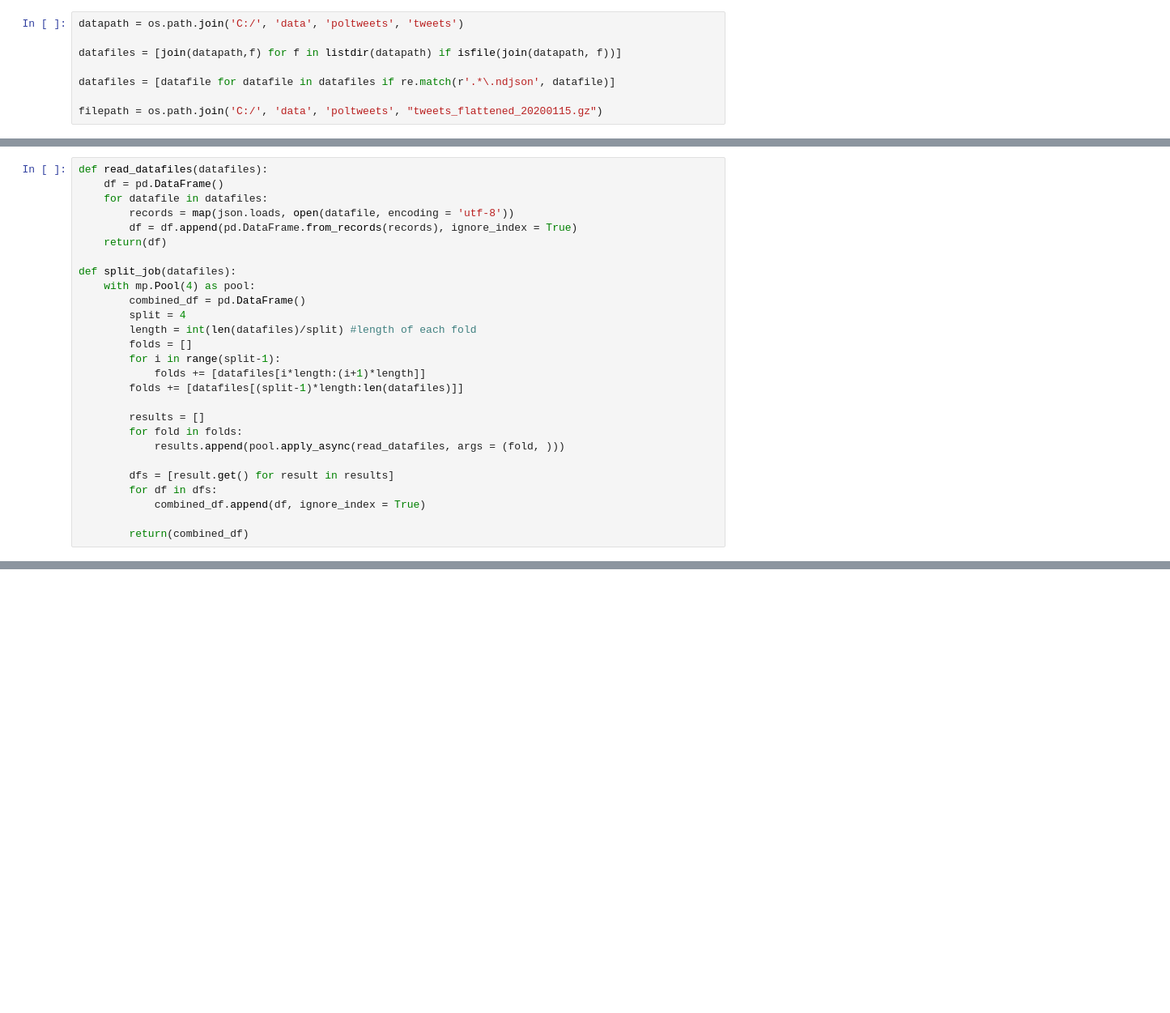
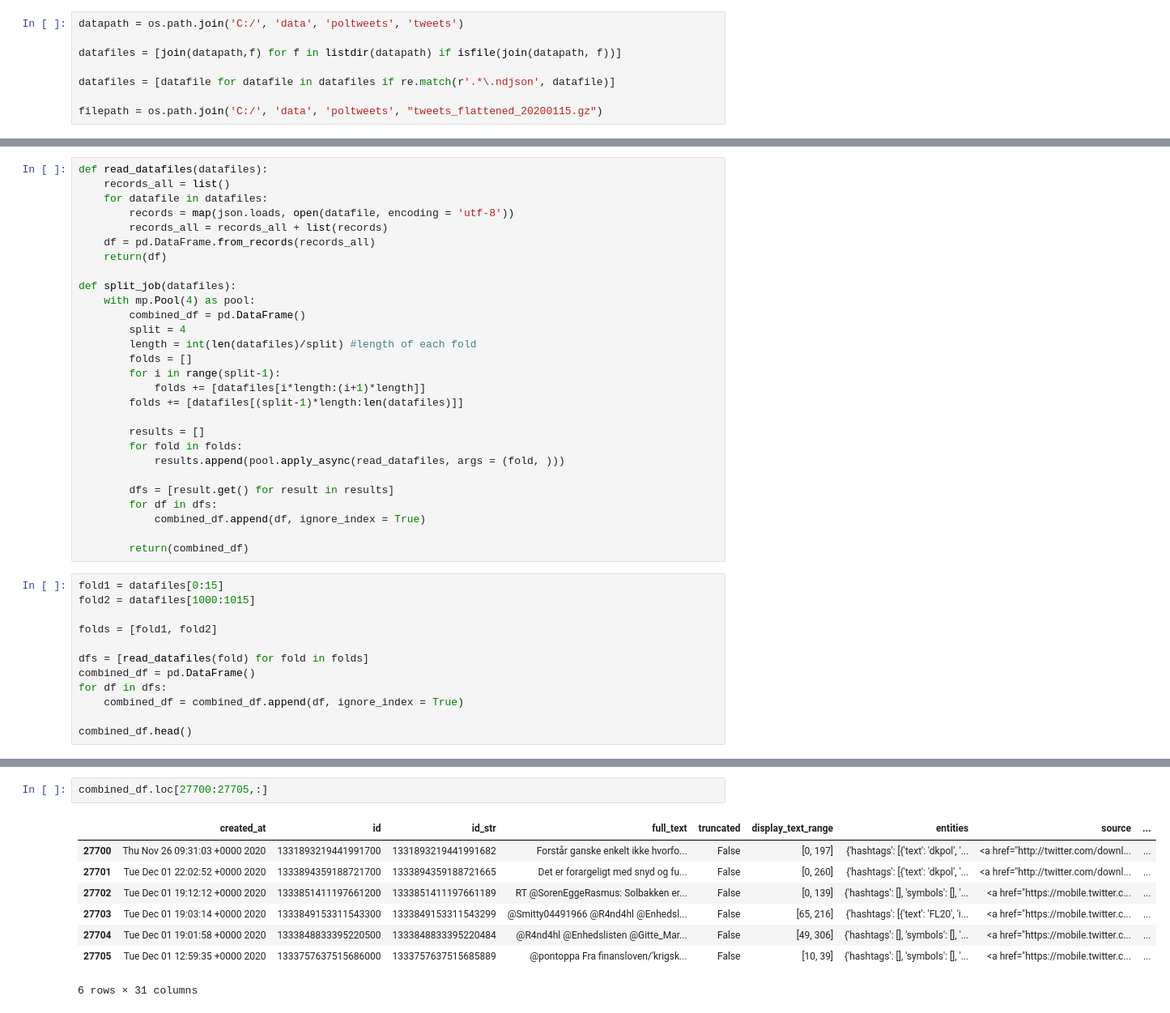
Before and after one commit to CALDISS-AAU/project_pol-media-use, a Jupyter notebook: notebooks/datamanagement/tweets_combine.ipynb, the cells around one changed output, grey strips where cells are left out. Shown at 81% size. Saved outputs shown, nothing was run; the diff lists cells and outputs as text; blank space fills up the shorter version.

```diff
--- a/notebooks/datamanagement/tweets_combine.ipynb
+++ b/notebooks/datamanagement/tweets_combine.ipynb
@@ -17,9 +21,10 @@ filepath = os.path.join('C:/', 'data', 'poltweets', "tweets_flattened_20200115.g
 # %%
 def read_datafiles(datafiles):
-    df = pd.DataFrame()
+    records_all = list()
     for datafile in datafiles:
         records = map(json.loads, open(datafile, encoding = 'utf-8'))
-        df = df.append(pd.DataFrame.from_records(records), ignore_index = True)
+        records_all = records_all + list(records)
+    df = pd.DataFrame.from_records(records_all)
     return(df)
 
 def split_job(datafiles):
@@ -41,3 +46,15 @@ def split_job(datafiles):
             combined_df.append(df, ignore_index = True)
 
         return(combined_df)
+# %%
+fold1 = datafiles[0:15]
+fold2 = datafiles[1000:1015]
+
+folds = [fold1, fold2]
+
+dfs = [read_datafiles(fold) for fold in folds]
+combined_df = pd.DataFrame()
+for df in dfs:
+    combined_df = combined_df.append(df, ignore_index = True)
+
+combined_df.head()
@@ -43,0 +69,11 @@ def split_job(datafiles):
+# %%
+combined_df.loc[27700:27705,:]
+# %% [output]
+|  | created_at | id | id_str | full_text | truncated | display_text_range | entities | source | ... |
+| 27700 | Thu Nov 26 09:31:03 +0000 2020 | 1331893219441991700 | 1331893219441991682 | Forstår ganske enkelt ikke hvorfo... | False | [0, 197] | {'hashtags': [{'text': 'dkpol', '... | <a href="http://twitter.com/downl... | ... |
+| 27701 | Tue Dec 01 22:02:52 +0000 2020 | 1333894359188721700 | 1333894359188721665 | Det er forargeligt med snyd og fu... | False | [0, 260] | {'hashtags': [{'text': 'dkpol', '... | <a href="http://twitter.com/downl... | ... |
+| 27702 | Tue Dec 01 19:12:12 +0000 2020 | 1333851411197661200 | 1333851411197661189 | RT @SorenEggeRasmus: Solbakken er... | False | [0, 139] | {'hashtags': [], 'symbols': [], '... | <a href="https://mobile.twitter.c... | ... |
+| 27703 | Tue Dec 01 19:03:14 +0000 2020 | 1333849153311543300 | 1333849153311543299 | @Smitty04491966 @R4nd4hl @Enhedsl... | False | [65, 216] | {'hashtags': [{'text': 'FL20', 'i... | <a href="https://mobile.twitter.c... | ... |
+| 27704 | Tue Dec 01 19:01:58 +0000 2020 | 1333848833395220500 | 1333848833395220484 | @R4nd4hl @Enhedslisten @Gitte_Mar... | False | [49, 306] | {'hashtags': [], 'symbols': [], '... | <a href="https://mobile.twitter.c... | ... |
+| 27705 | Tue Dec 01 12:59:35 +0000 2020 | 1333757637515686000 | 1333757637515685889 | @pontoppa Fra finansloven/'krigsk... | False | [10, 39] | {'hashtags': [], 'symbols': [], '... | <a href="https://mobile.twitter.c... | ... |
+6 rows × 31 columns
```
Also changed, not shown: parts of 11 cells of this notebook, 1 other file.
